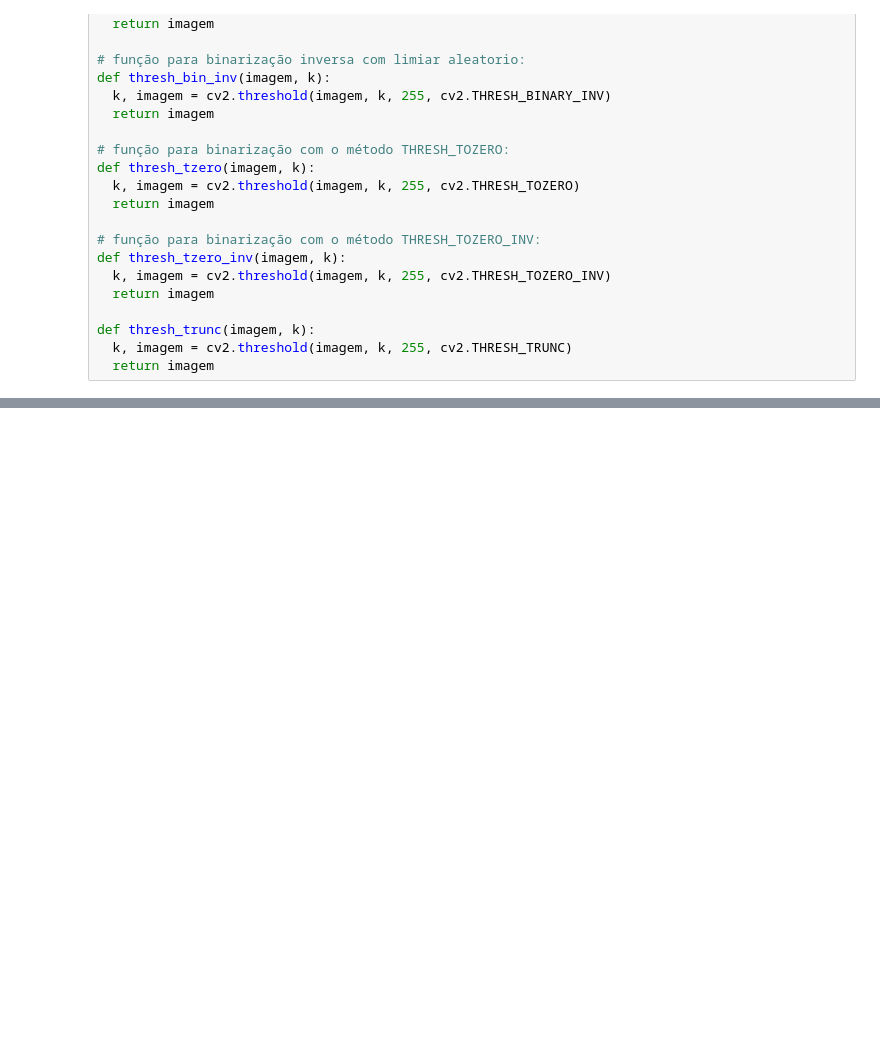
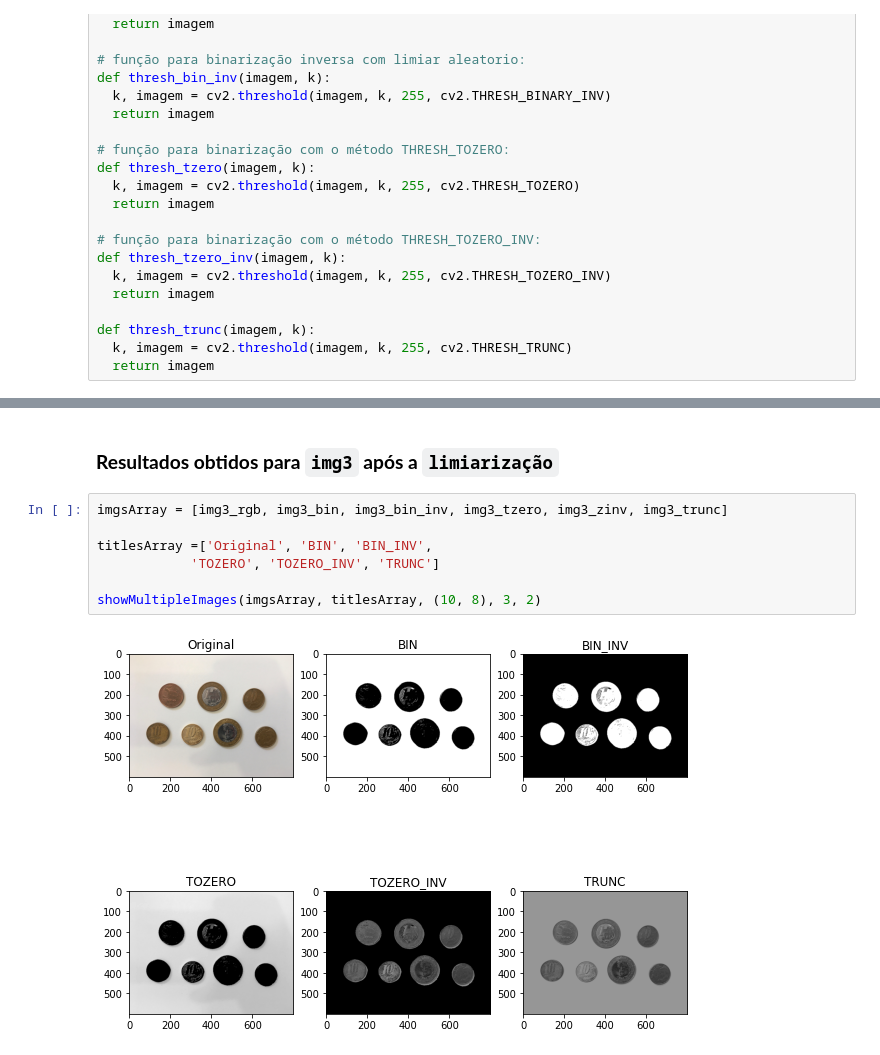
Before and after one commit to AlanMarquesRocha/segmentacao_imagens_pdi, a Jupyter notebook: listas_exerciicios_pt1.ipynb, the cells around one changed output, grey strips where cells are left out. Drawn from its saved outputs; the diff is of its cells as text; blank space fills up the shorter version.

```diff
--- a/listas_exerciicios_pt1.ipynb
+++ b/listas_exerciicios_pt1.ipynb
@@ -132,0 +169,11 @@ def thresh_trunc(imagem, k):
+# %% [markdown]
+### **Resultados obtidos para ``img3`` após a ``limiarização``**
+# %%
+imgsArray = [img3_rgb, img3_bin, img3_bin_inv, img3_tzero, img3_zinv, img3_trunc]
+
+titlesArray =['Original', 'BIN', 'BIN_INV',
+            'TOZERO', 'TOZERO_INV', 'TRUNC']
+
+showMultipleImages(imgsArray, titlesArray, (10, 8), 3, 2)
+# %% [output]
+[figure, added]
```
Also changed, not shown: parts of 7 cells of this notebook.
